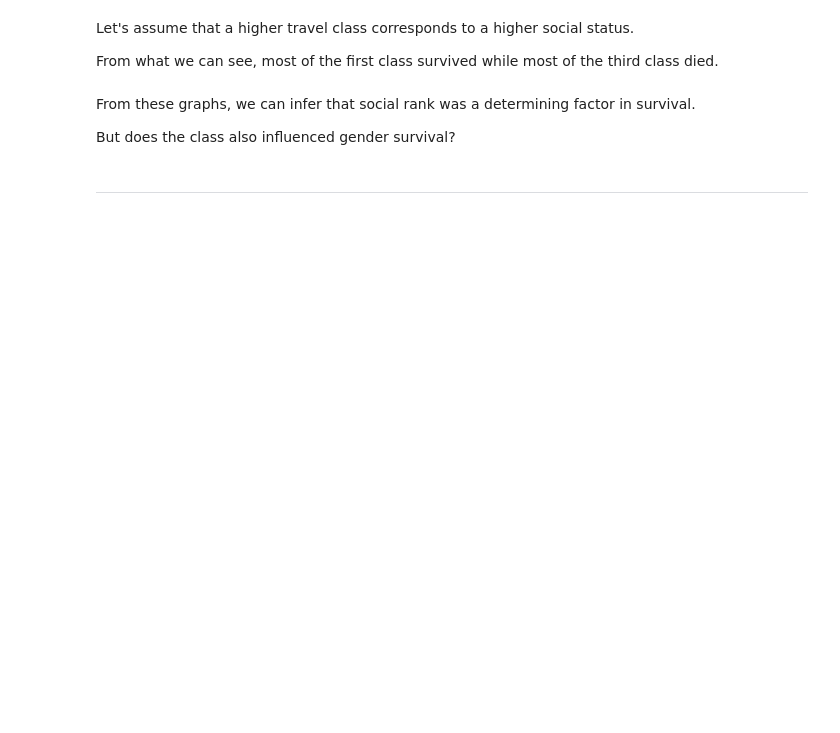
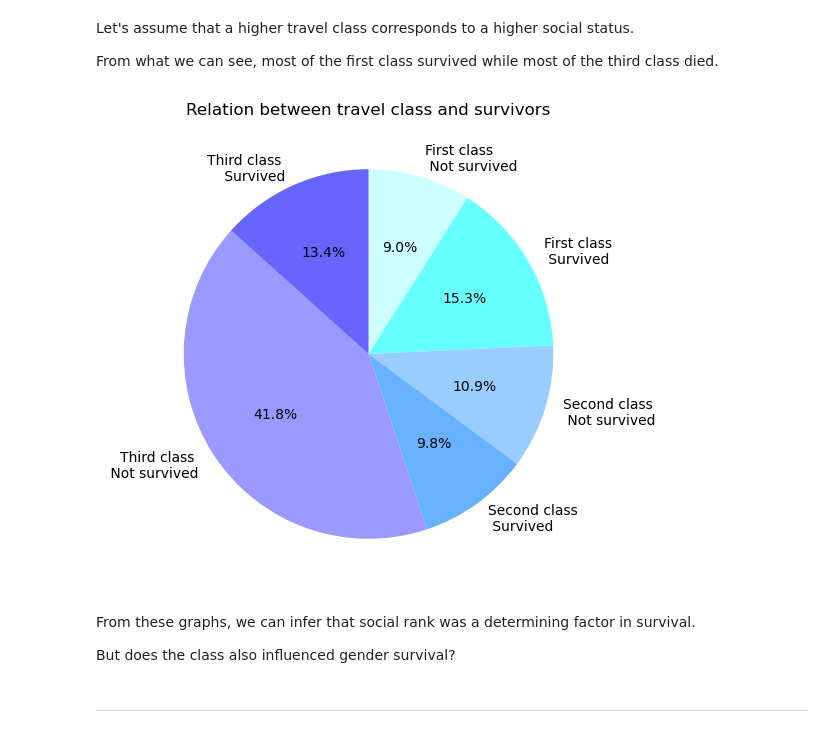
Before and after one commit to davidedigrande/titanic-dataset-eda, a Jupyter notebook: notebook.ipynb, the cells around one changed output. Saved outputs shown, nothing was run; the diff lists cells and outputs as text; code cells hidden in the pictures; blank space fills up the shorter version.

```diff
--- a/notebook.ipynb
+++ b/notebook.ipynb
@@ -280,35 +330,39 @@ From what we can see, most of the first class survived while most of the third c
 # %%
 # Create a pivot table to aggregate data by Pclass and survived
 pivot_data = df.pivot_table(index='Pclass', columns='Survived', aggfunc='size')
 
 pivot_data.index = ["First class", "Second class", "Third class"]
 pivot_data.columns = ["Not survived", "Survived"]
 
 # Flatten the pivot table into a single series
 flat_data = pivot_data.stack()
 
 # Create a new DataFrame with the flat data and labels
 flat_df = pd.DataFrame({'Category': flat_data.index, 'Count': flat_data.values})
 
 # Plot the flat pie chart
 plt.figure(figsize=(6, 6))
 plt.pie(
     flat_df['Count'],
     #labels=flat_df['Category'],
     labels=[
         "First class \n Not survived",
         "First class \n Survived",
         "Second class \n Not survived",
         "Second class \n Survived",
         "Third class \n Not survived",
         "Third class \n Survived"],
     autopct='%1.1f%%',
-    colors= [first_class_colors[1],first_class_colors[0],
+    colors= [first_class_colors[2],first_class_colors[0],
              second_class_colors[1], second_class_colors[0],
-             third_class_colors[1], third_class_colors[0]])
+             third_class_colors[1], third_class_colors[0]],
+             counterclock=False,
+             startangle=90)
 
 plt.title('Relation between travel class and survivors')
 plt.show()
+# %% [output]
+[figure, added]
 # %% [markdown]
 From these graphs, we can infer that social rank was a determining factor in survival.
 
```
Also changed, not shown: parts of 17 cells of this notebook.
